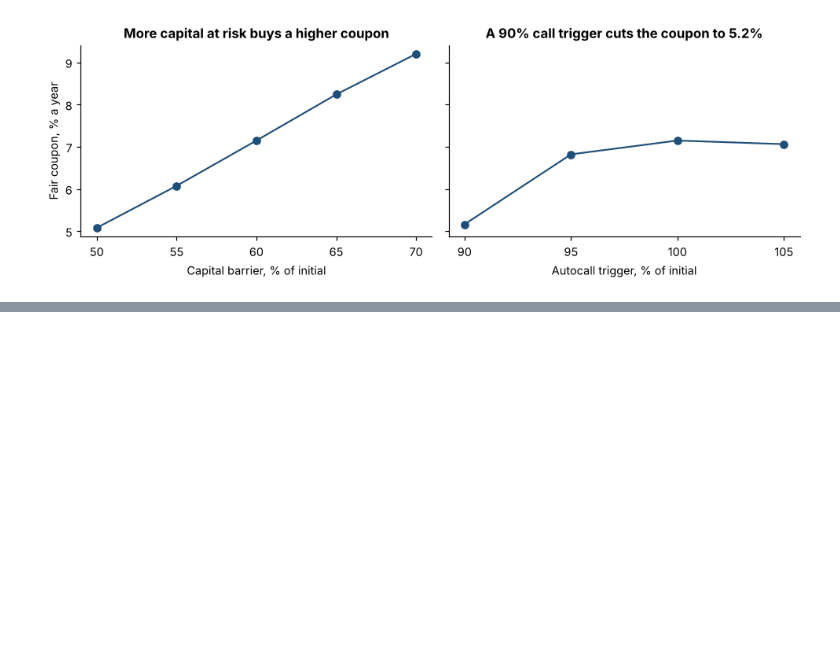
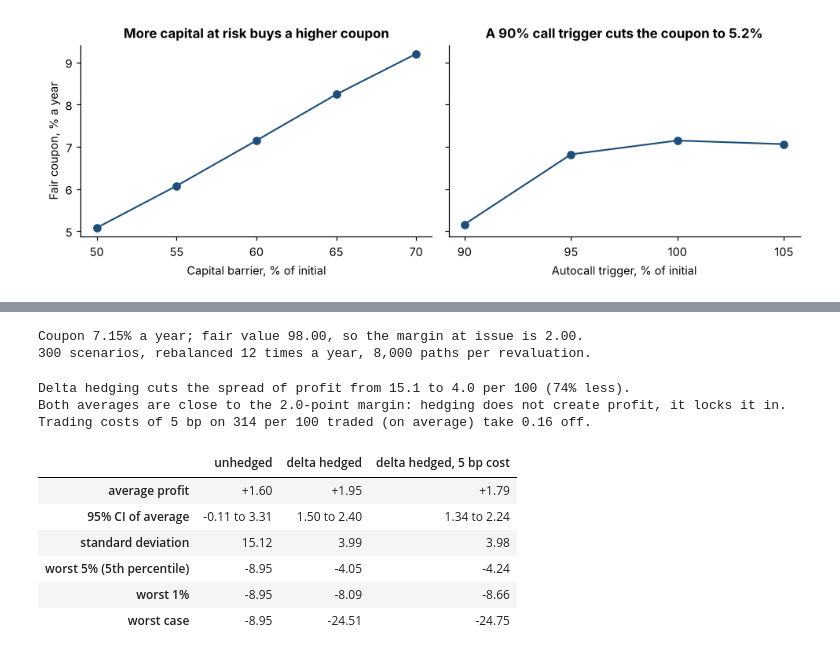
Before and after one commit to Lakshayx007/autocall-lab, a Jupyter notebook: notebooks/autocall_lab.ipynb, the cells around one changed output, grey strips where cells are left out. Saved outputs shown, nothing was run; the diff lists cells and outputs as text; code cells hidden in the pictures; blank space fills up the shorter version.

```diff
--- a/notebooks/autocall_lab.ipynb
+++ b/notebooks/autocall_lab.ipynb
@@ -407,0 +424,41 @@ coupon is 5.16%, against 7.15% at 100%.
+# %%
+from dataclasses import replace
+
+from autocall import hedging as H
+
+ts_h = replace(ts, coupon_pa=fc[MARGIN])
+fv_h = mc.price(ts_h, mkt, z=z_fc).price
+hr = H.simulate(ts_h, mkt)
+print(f"Coupon {ts_h.coupon_pa:.2%} a year; fair value {fv_h:.2f}, so the margin at issue is {ts_h.issue_price - fv_h:.2f}.")
+print(f"{len(hr.hedged)} scenarios, rebalanced {hr.rebalances_per_year} times a year, {hr.inner_paths:,} paths per revaluation.")
+# %% [output]
+Coupon 7.15% a year; fair value 98.00, so the margin at issue is 2.00.
+300 scenarios, rebalanced 12 times a year, 8,000 paths per revaluation.
+# %%
+COST_BP = 5
+def stats(x):
+    se = x.std(ddof=1) / np.sqrt(len(x))
+    return {"average profit": x.mean(), "95% CI of average": f"{x.mean() - 1.96 * se:.2f} to {x.mean() + 1.96 * se:.2f}",
+            "standard deviation": x.std(ddof=1), "worst 5% (5th percentile)": np.percentile(x, 5),
+            "worst 1%": np.percentile(x, 1), "worst case": x.min()}
+with_cost = hr.hedged - COST_BP / 1e4 * hr.turnover
+tab = pd.DataFrame({"unhedged": stats(hr.unhedged), "delta hedged": stats(hr.hedged),
+                    f"delta hedged, {COST_BP} bp cost": stats(with_cost)})
+print(f"Delta hedging cuts the spread of profit from {hr.unhedged.std(ddof=1):.1f} to {hr.hedged.std(ddof=1):.1f} per 100 "
+      f"({1 - hr.hedged.std() / hr.unhedged.std():.0%} less).")
+print(f"Both averages are close to the {ts_h.issue_price - fv_h:.1f}-point margin: hedging does not create profit, it locks it in.")
+print(f"Trading costs of {COST_BP} bp on {hr.turnover.mean():.0f} per 100 traded (on average) take {COST_BP / 1e4 * hr.turnover.mean():.2f} off.")
+out = tab.map(lambda v: v if isinstance(v, str) else f"{v:+.2f}")
+out.loc["standard deviation"] = tab.loc["standard deviation"].map(lambda v: f"{v:.2f}")
+out
+# %% [output]
+Delta hedging cuts the spread of profit from 15.1 to 4.0 per 100 (74% less).
+Both averages are close to the 2.0-point margin: hedging does not create profit, it locks it in.
+Trading costs of 5 bp on 314 per 100 traded (on average) take 0.16 off.
+|  | unhedged | delta hedged | delta hedged, 5 bp cost |
+| average profit | +1.60 | +1.95 | +1.79 |
+| 95% CI of average | -0.11 to 3.31 | 1.50 to 2.40 | 1.34 to 2.24 |
+| standard deviation | 15.12 | 3.99 | 3.98 |
+| worst 5% (5th percentile) | -8.95 | -4.05 | -4.24 |
+| worst 1% | -8.95 | -8.09 | -8.66 |
+| worst case | -8.95 | -24.51 | -24.75 |
```
Also changed, not shown: parts of 5 cells of this notebook, 3 other files.
